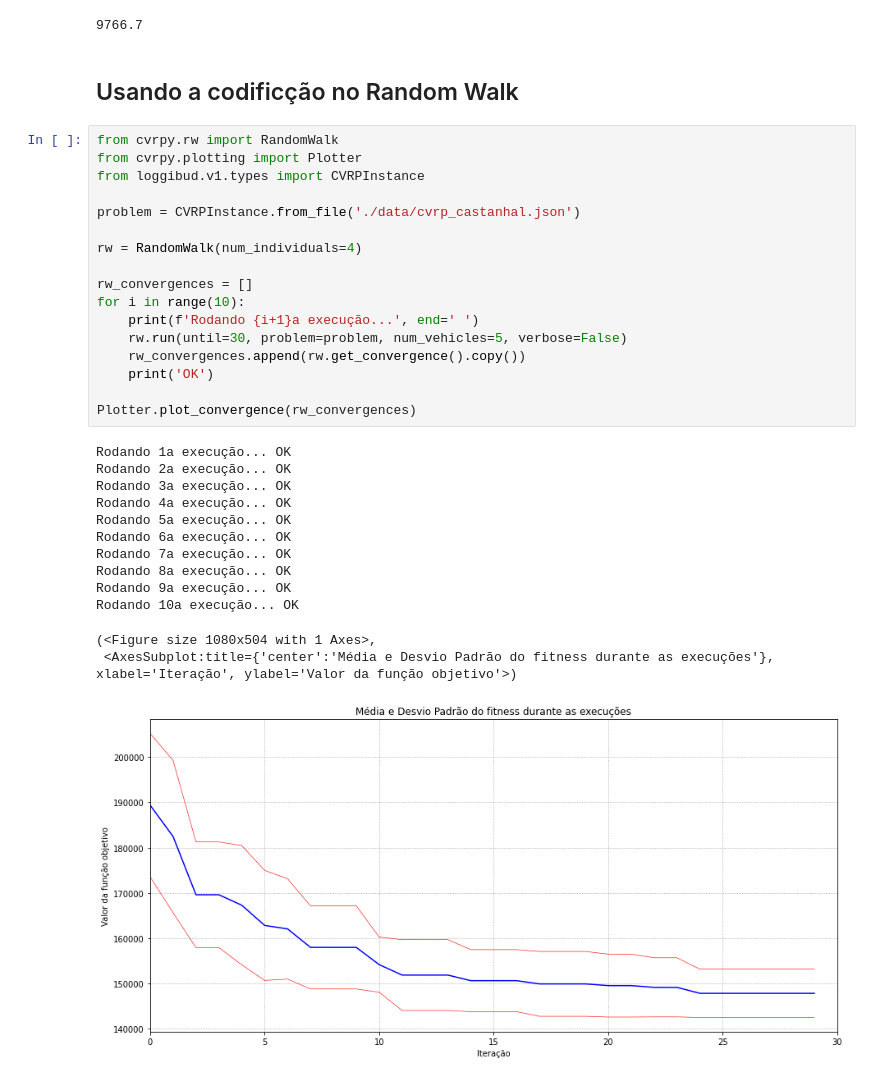
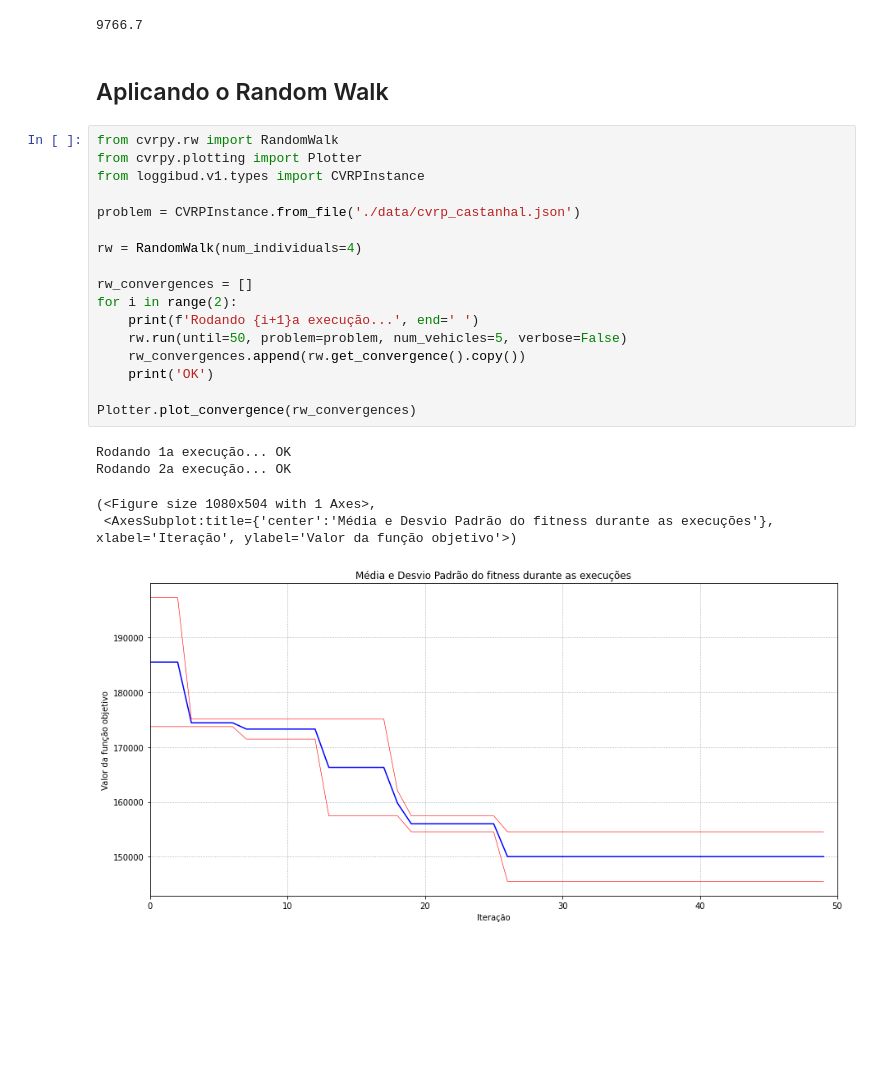
Before and after one commit to pinho/meta-cvrpy, a Jupyter notebook: Demo.ipynb, the cells around one changed output. Drawn from its saved outputs; the diff is of its cells as text; blank space fills up the shorter version.

```diff
--- a/Demo.ipynb
+++ b/Demo.ipynb
@@ -93,35 +93,27 @@ Veículo 5
         Peso: 19
 9766.7
 # %% [markdown]
-## Usando a codificção no Random Walk
+## Aplicando o Random Walk
 # %%
 from cvrpy.rw import RandomWalk
 from cvrpy.plotting import Plotter
 from loggibud.v1.types import CVRPInstance
 
 problem = CVRPInstance.from_file('./data/cvrp_castanhal.json')
 
 rw = RandomWalk(num_individuals=4)
 
 rw_convergences = []
-for i in range(10):
+for i in range(2):
     print(f'Rodando {i+1}a execução...', end=' ')
-    rw.run(until=30, problem=problem, num_vehicles=5, verbose=False)
+    rw.run(until=50, problem=problem, num_vehicles=5, verbose=False)
     rw_convergences.append(rw.get_convergence().copy())
     print('OK')
 
 Plotter.plot_convergence(rw_convergences)
 # %% [output]
 Rodando 1a execução... OK
 Rodando 2a execução... OK
-Rodando 3a execução... OK
-Rodando 4a execução... OK
-Rodando 5a execução... OK
-Rodando 6a execução... OK
-Rodando 7a execução... OK
-Rodando 8a execução... OK
-Rodando 9a execução... OK
-Rodando 10a execução... OK
 (<Figure size 1080x504 with 1 Axes>,
  <AxesSubplot:title={'center':'Média e Desvio Padrão do fitness durante as execuções'}, xlabel='Iteração', ylabel='Valor da função objetivo'>)
-[figure, old version]
+[figure, new version]
```
Also changed, not shown: parts of 2 cells of this notebook, 2 other files.
